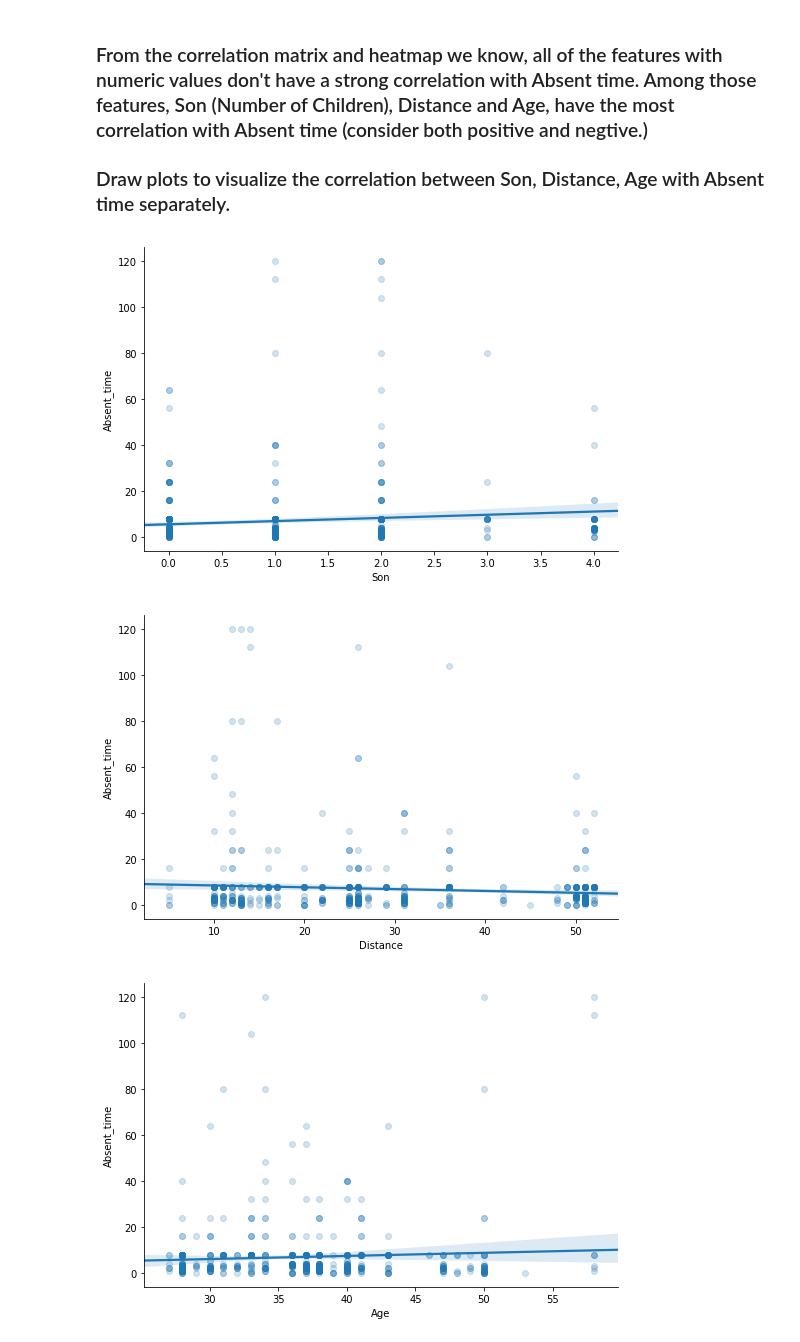
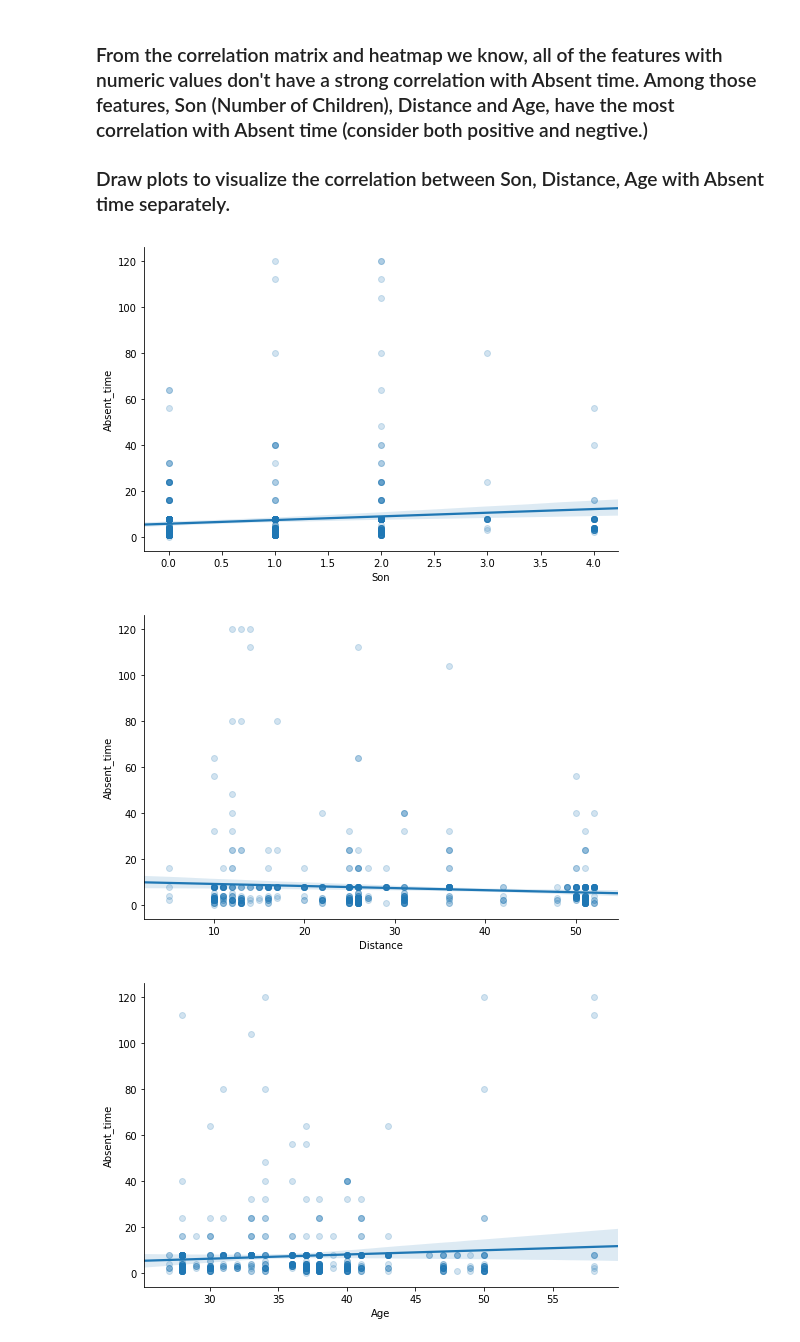
Before and after one commit to zimengqingfeng/FinalProject, a Jupyter notebook: Absenteeism_at_work.ipynb, the cells around one changed output. Drawn from its saved outputs; the diff is of its cells as text; code cells hidden in the pictures.

```diff
--- a/Absenteeism_at_work.ipynb
+++ b/Absenteeism_at_work.ipynb
@@ -142,0 +164,3 @@ array([26,  0, 23,  7, 22, 19,  1, 11, 14, 21, 10, 13, 28, 18, 25, 24,  6,
+# %%
+#Create a new df absent_new which only inlcudes the rows when Reason column does not equal 0
+absent_new = absent[absent.Reason != 0]
@@ -151,4 +179,4 @@ Index(['ID', 'Reason', 'Month', 'Day', 'Season', 'Trans_expense', 'Distance',
 # %%
 #Because the dataset has too many columns, I decide to drop some of the colums that I'm not super interested in
 # (Month, Day, Hit_target, Disciplinary_failure, Pet. Also drop the columns that relate to each other (For example, Body_mass equals Weight to Height)
-absent.drop(['Month', 'Day', 'Hit_target', 'Disciplinary_failure', 'Pet', 'Weight', 'Height'], axis=1, inplace=True)
+absent_new.drop(['Month', 'Day', 'Hit_target', 'Disciplinary_failure', 'Pet', 'Weight', 'Height'], axis=1, inplace=True)
@@ -206,16 +239,16 @@ sns.heatmap(absent_numeric.corr()) # Visualize correlation matrix in Seaborn usi
 ### Draw plots to visualize the correlation between Son, Distance, Age with Absent time separately.
 # %%
 # Son(number of children)with Absent time
-sns.lmplot(x='Son', y='Absent_time', data=absent, aspect=1.5, scatter_kws={'alpha':0.2});
+sns.lmplot(x='Son', y='Absent_time', data=absent_new, aspect=1.5, scatter_kws={'alpha':0.2});
 # %% [output]
-[figure, old version]
+[figure, new version]
 # %%
 # Distance with Absent time
-sns.lmplot(x='Distance', y='Absent_time', data=absent, aspect=1.5, scatter_kws={'alpha':0.2});
+sns.lmplot(x='Distance', y='Absent_time', data=absent_new, aspect=1.5, scatter_kws={'alpha':0.2});
 # %% [output]
-[figure, old version]
+[figure, new version]
 # %%
 # Age with Absent time
-sns.lmplot(x='Age', y='Absent_time', data=absent, aspect=1.5, scatter_kws={'alpha':0.2});
+sns.lmplot(x='Age', y='Absent_time', data=absent_new, aspect=1.5, scatter_kws={'alpha':0.2});
 # %% [output]
-[figure, old version]
+[figure, new version]
```
Also changed, not shown: parts of 39 cells of this notebook.
